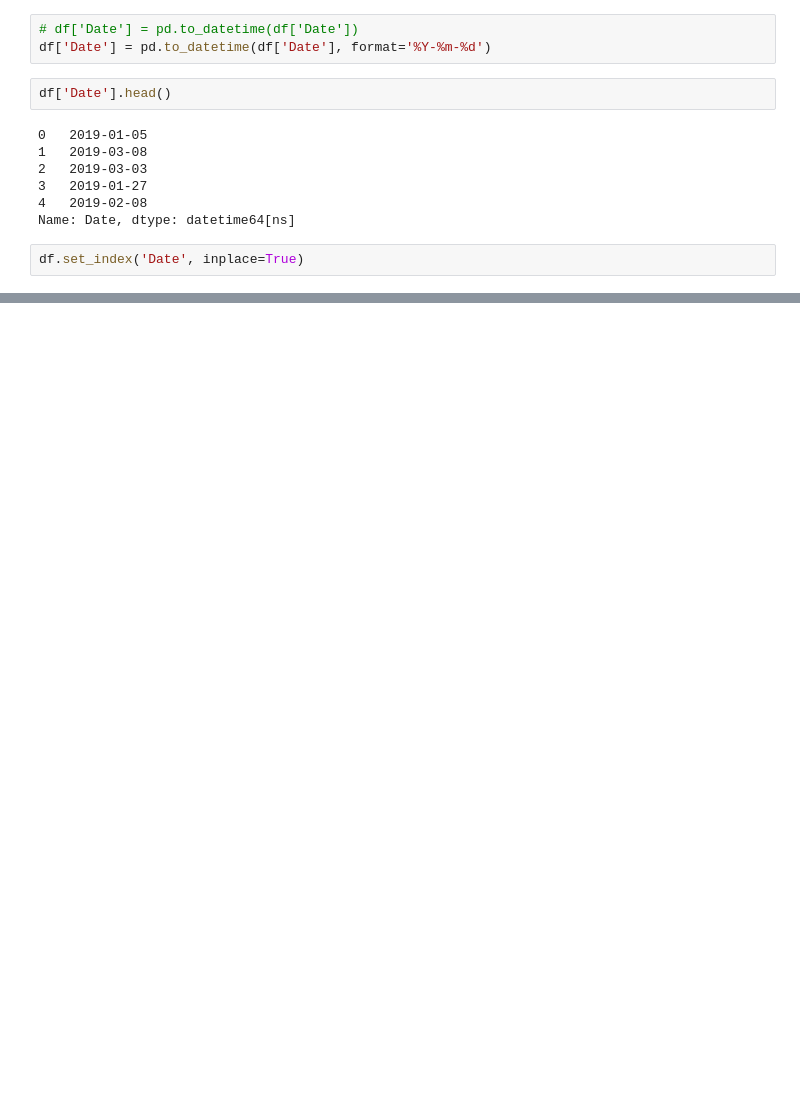
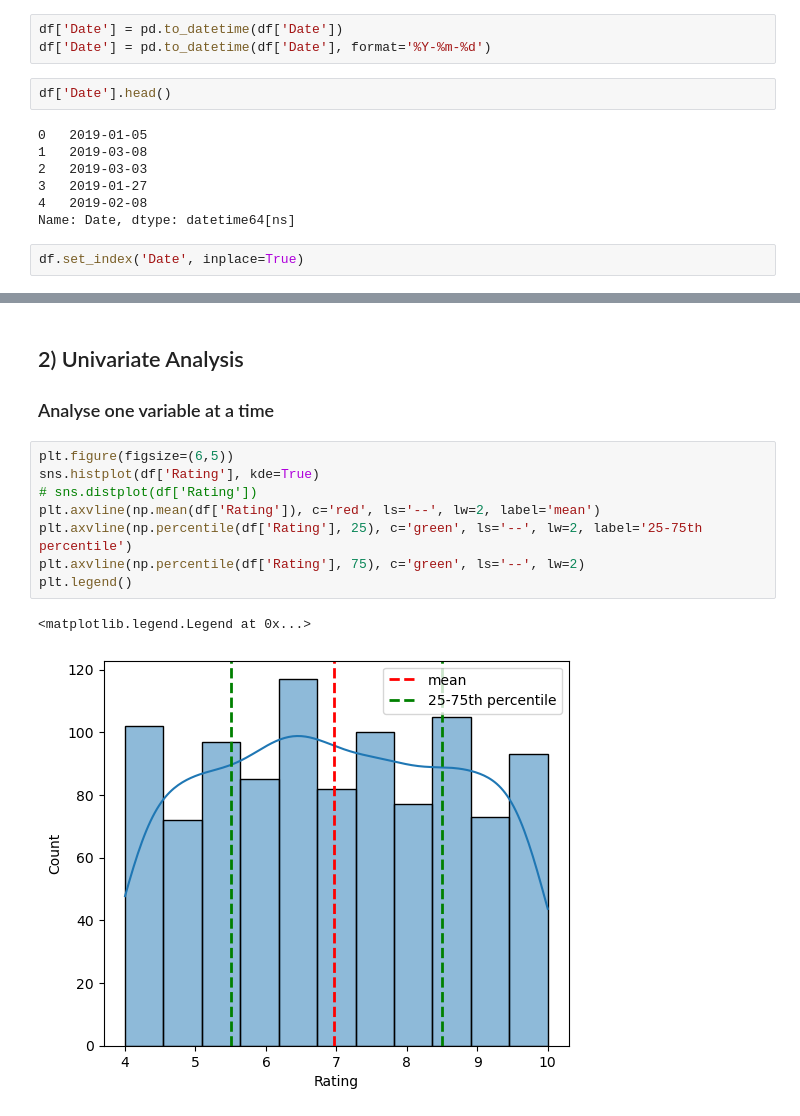
Before and after one commit to Binaya-Nepali/Explotary_Data_Analysis, a Jupyter notebook: eda_project1.ipynb, the cells around one changed output, grey strips where cells are left out. Cells and saved outputs as stored; diff of their text form; blank space fills up the shorter version.

Commit message:
univariate analysis

```diff
--- a/eda_project1.ipynb
+++ b/eda_project1.ipynb
@@ -77,7 +77,7 @@ df['Date']
 1002    1/26/19
 Name: Date, Length: 1003, dtype: object
 # %%
-# df['Date'] = pd.to_datetime(df['Date'])
+df['Date'] = pd.to_datetime(df['Date'])
 df['Date'] = pd.to_datetime(df['Date'], format='%Y-%m-%d')
 # %%
 df['Date'].head()
@@ -112,3 +112,17 @@ df.describe()
 | 50% | 55.420000 | 5.000000 | 12.096000 | 254.016000 | 241.920000 | 4.761905e+00 | 12.096000 | 7.000000 |
 | 75% | 78.085000 | 8.000000 | 22.539500 | 473.329500 | 450.790000 | 4.761905e+00 | 22.539500 | 8.500000 |
 | max | 99.960000 | 10.000000 | 49.650000 | 1042.650000 | 993.000000 | 4.761905e+00 | 49.650000 | 10.000000 |
+# %% [markdown]
+## 2) Univariate Analysis
+### Analyse one variable at a time
+# %%
+plt.figure(figsize=(6,5))
+sns.histplot(df['Rating'], kde=True)
+# sns.distplot(df['Rating'])
+plt.axvline(np.mean(df['Rating']), c='red', ls='--', lw=2, label='mean')
+plt.axvline(np.percentile(df['Rating'], 25), c='green', ls='--', lw=2, label='25-75th percentile')
+plt.axvline(np.percentile(df['Rating'], 75), c='green', ls='--', lw=2)
+plt.legend()
+# %% [output]
+<matplotlib.legend.Legend at 0x...>
+[figure, added]
```
Also changed, not shown: parts of 6 cells of this notebook.
